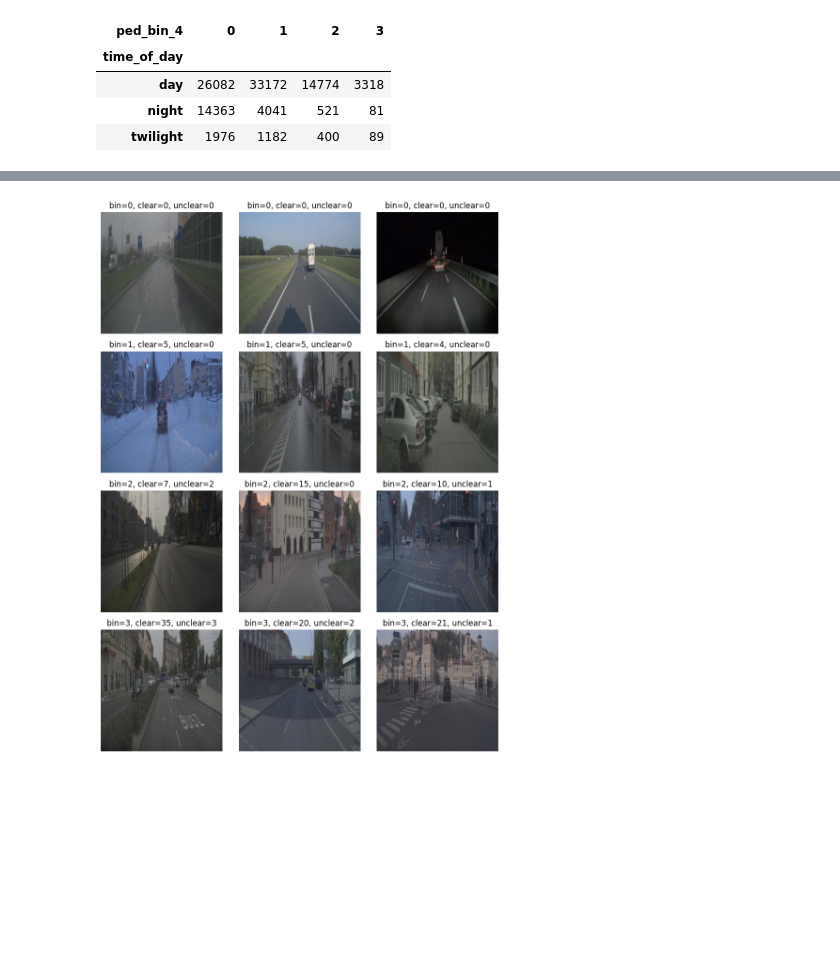
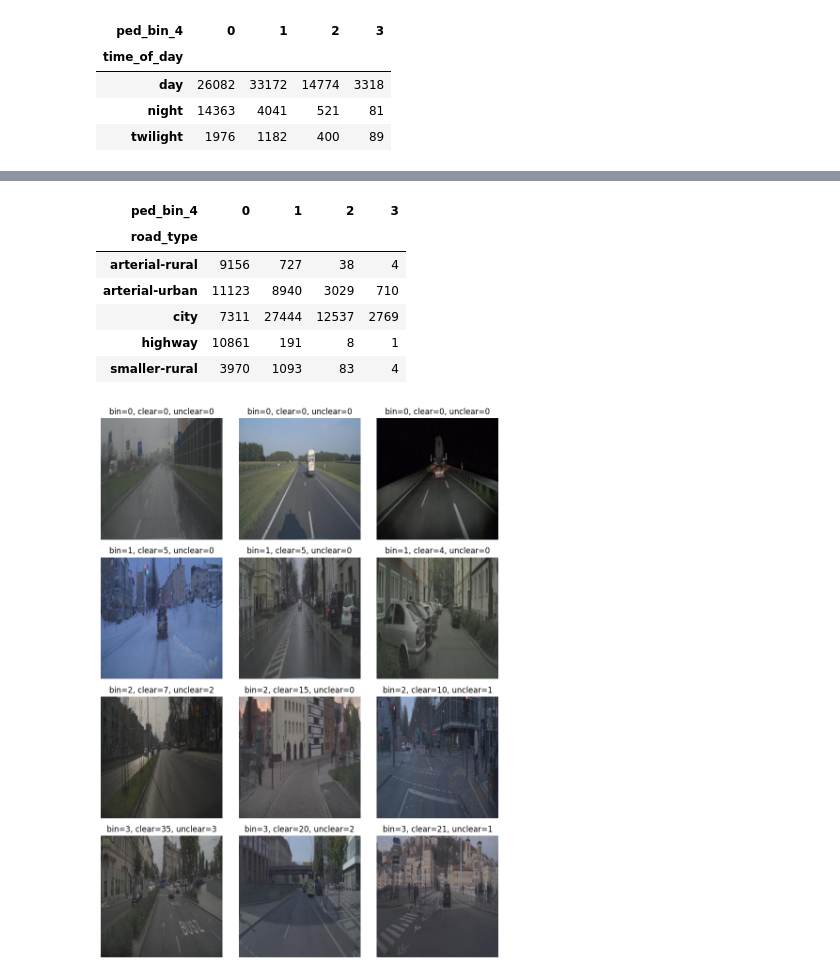
Before and after one commit to scaleoutsystems/multimodal-MoE, a Jupyter notebook: notebooks/zod_frames_index_sanity.ipynb, the cells around one changed output, grey strips where cells are left out. Saved outputs shown, nothing was run; the diff lists cells and outputs as text; code cells hidden in the pictures; blank space fills up the shorter version.

```diff
--- a/notebooks/zod_frames_index_sanity.ipynb
+++ b/notebooks/zod_frames_index_sanity.ipynb
@@ -121,3 +160,14 @@ pd.crosstab(df["time_of_day"], df["ped_bin_4"])
+# %%
+#Bins by road type
+pd.crosstab(df["road_type"], df["ped_bin_4"])
+# %% [output]
+| ped_bin_4 | 0 | 1 | 2 | 3 |
+| road_type |  |  |  |  |
+| arterial-rural | 9156 | 727 | 38 | 4 |
+| arterial-urban | 11123 | 8940 | 3029 | 710 |
+| city | 7311 | 27444 | 12537 | 2769 |
+| highway | 10861 | 191 | 8 | 1 |
+| smaller-rural | 3970 | 1093 | 83 | 4 |
 # %%
 from PIL import Image
 
```
Also changed, not shown: parts of 6 cells of this notebook, 1 other file.
